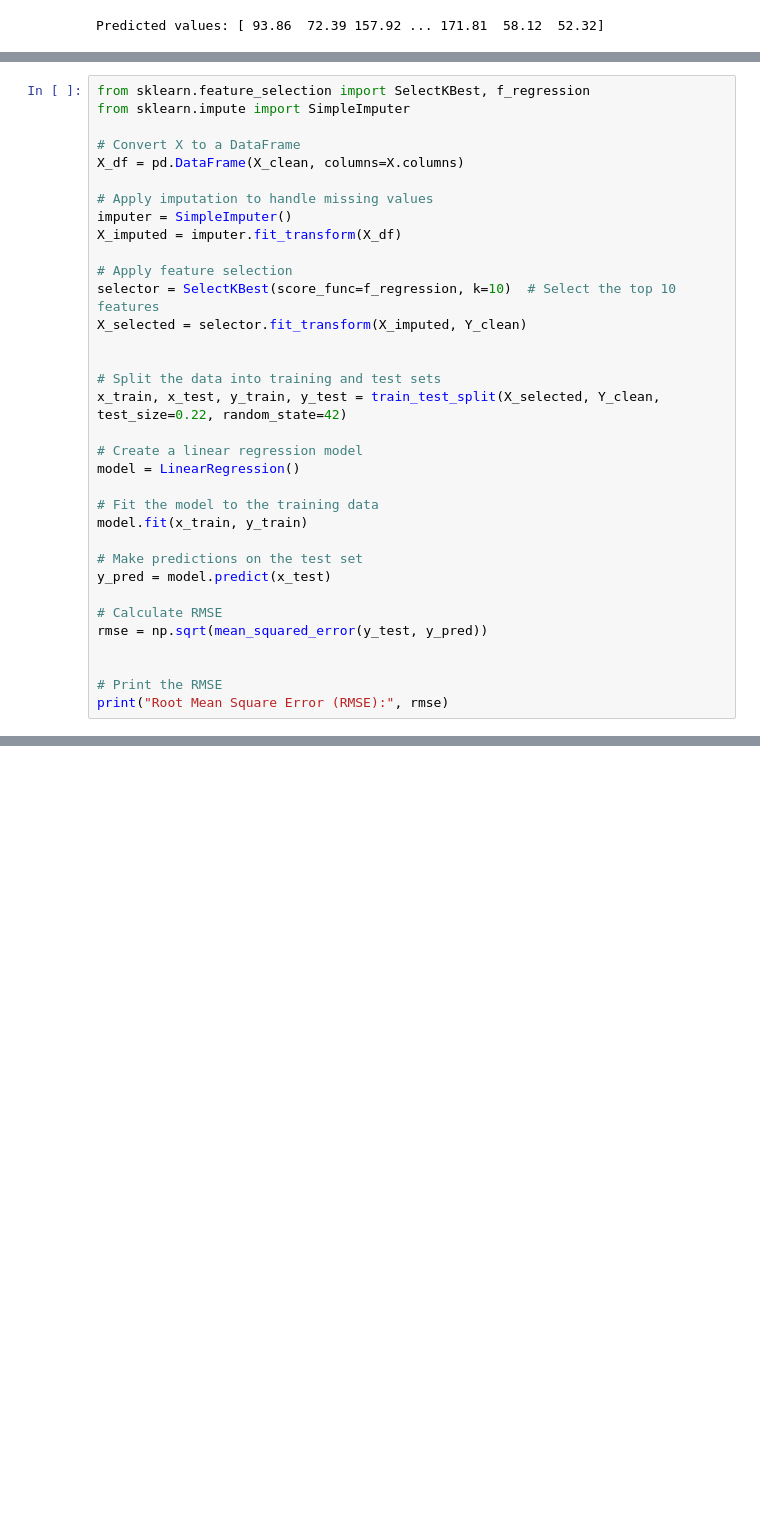
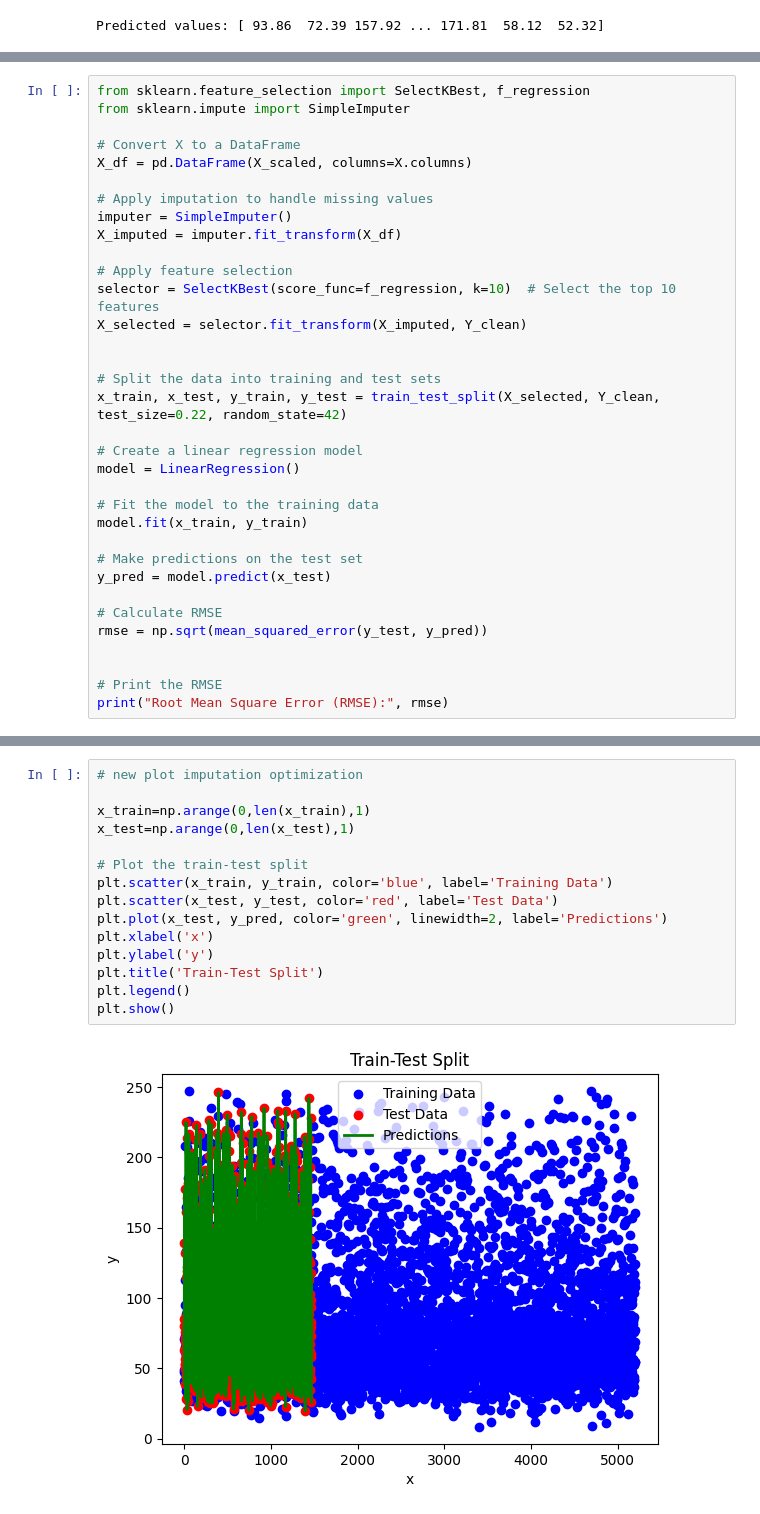
Before and after one commit to Hussy24/AI-Labs, a Jupyter notebook: hasnain_sajid(27199).ipynb, the cells around one changed output, grey strips where cells are left out. Saved outputs shown, nothing was run; the diff lists cells and outputs as text; blank space fills up the shorter version.

```diff
--- a/hasnain_sajid(27199).ipynb
+++ b/hasnain_sajid(27199).ipynb
@@ -248,7 +253,7 @@ from sklearn.feature_selection import SelectKBest, f_regression
 from sklearn.impute import SimpleImputer
 
 # Convert X to a DataFrame
-X_df = pd.DataFrame(X_clean, columns=X.columns)
+X_df = pd.DataFrame(X_scaled, columns=X.columns)
 
 # Apply imputation to handle missing values
 imputer = SimpleImputer()
@@ -281,0 +287,17 @@ Root Mean Square Error (RMSE): 45.01491978488081
+# %%
+# new plot imputation optimization
+
+x_train=np.arange(0,len(x_train),1)
+x_test=np.arange(0,len(x_test),1)
+
+# Plot the train-test split
+plt.scatter(x_train, y_train, color='blue', label='Training Data')
+plt.scatter(x_test, y_test, color='red', label='Test Data')
+plt.plot(x_test, y_pred, color='green', linewidth=2, label='Predictions')
+plt.xlabel('x')
+plt.ylabel('y')
+plt.title('Train-Test Split')
+plt.legend()
+plt.show()
+# %% [output]
+[figure, added]
```
Also changed, not shown: parts of 9 cells of this notebook.
